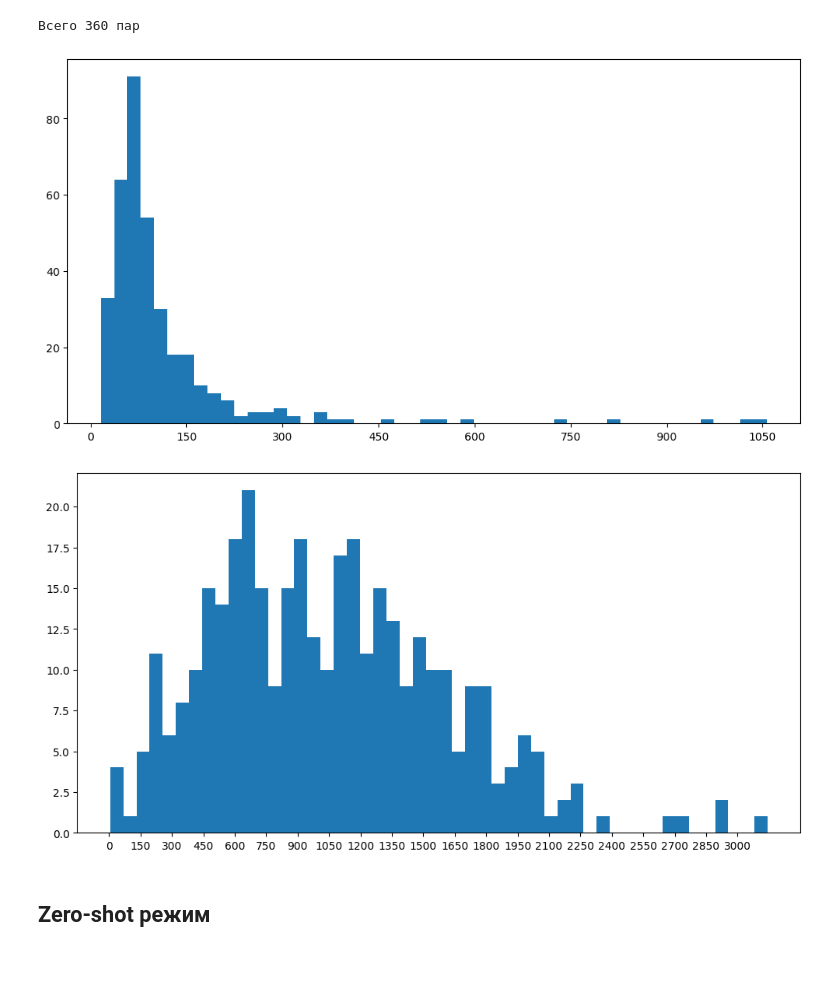
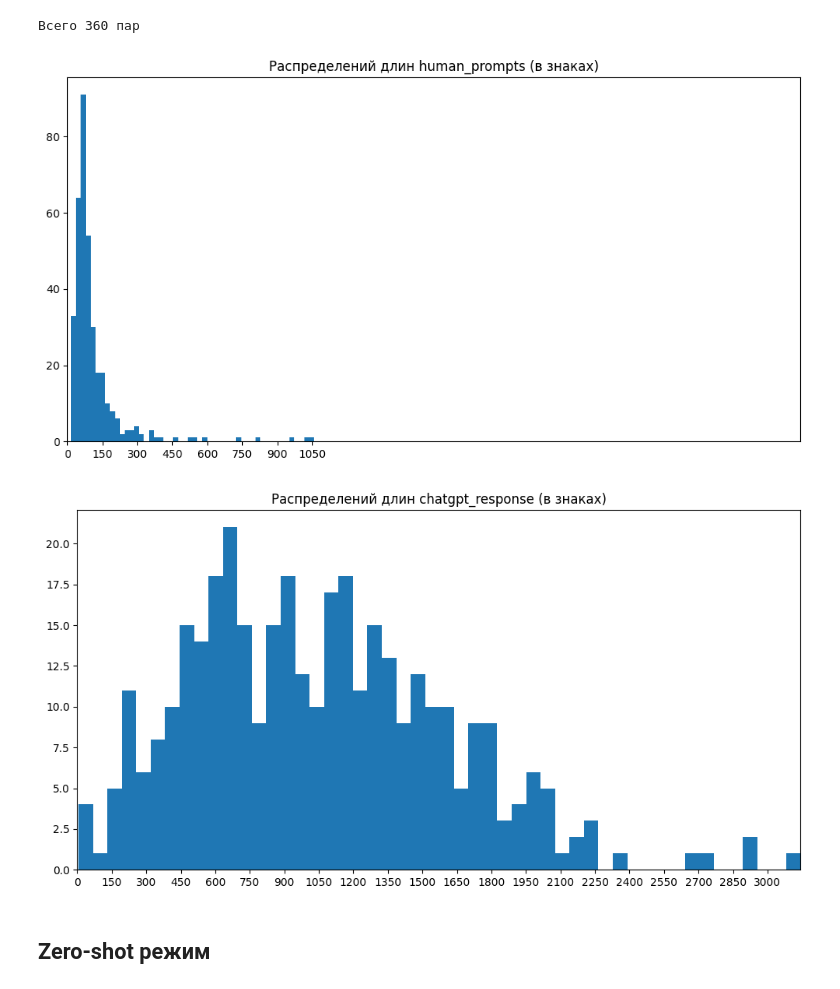
Before and after one commit to ivanVgusev/conversational-ai-and-llms, a Jupyter notebook: lab2_phrase_predictor/lab2.ipynb, the cells around one changed output. Drawn from its saved outputs; the diff is of its cells as text; code cells hidden in the pictures; blank space fills up the shorter version.

```diff
--- a/lab2_phrase_predictor/lab2.ipynb
+++ b/lab2_phrase_predictor/lab2.ipynb
@@ -51,24 +53,29 @@ df.head()
 print(f"Всего {len(df)} пар")
 # %% [output]
 Всего 360 пар
+# %%
+human_chars_len = df["human_prompt"].apply(len).to_list()
+llm_chars_len = df["chatgpt_response"].apply(len).to_list()
+# %%
+max_chars_len = max(human_chars_len + llm_chars_len)
 # %%
-human_chars_len = df["human_prompt"].apply(len)
-
 plt.figure(figsize=PLT_FIGSIZE)
+plt.title("Распределений длин human_prompts (в знаках)")
+plt.xlim(right=max_chars_len)
 plt.hist(human_chars_len, bins=50)
 plt.xticks(range(0, max(human_chars_len), 150))
 plt.show()
 # %% [output]
-[figure, old version]
+[figure, new version]
 # %%
-llm_chars_len = df["chatgpt_response"].apply(len)
-
 plt.figure(figsize=PLT_FIGSIZE)
+plt.title("Распределений длин chatgpt_response (в знаках)")
+plt.xlim(right=max_chars_len)
 plt.hist(llm_chars_len, bins=50)
 plt.xticks(range(0, max(llm_chars_len), 150))
 plt.show()
 # %% [output]
-[figure, old version]
+[figure, new version]
 # %% [markdown]
 ## Zero-shot режим
 # %% [markdown]
```
Also changed, not shown: parts of 1 cell of this notebook, 2 other files.
